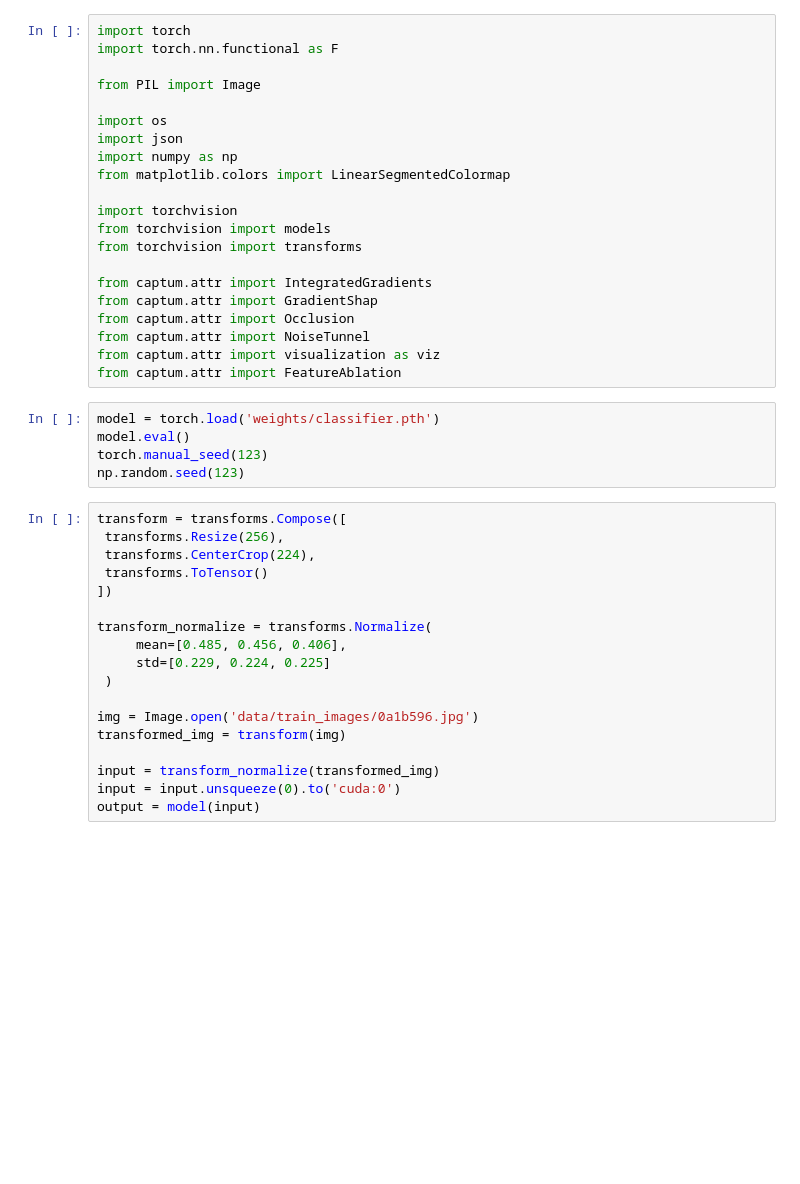
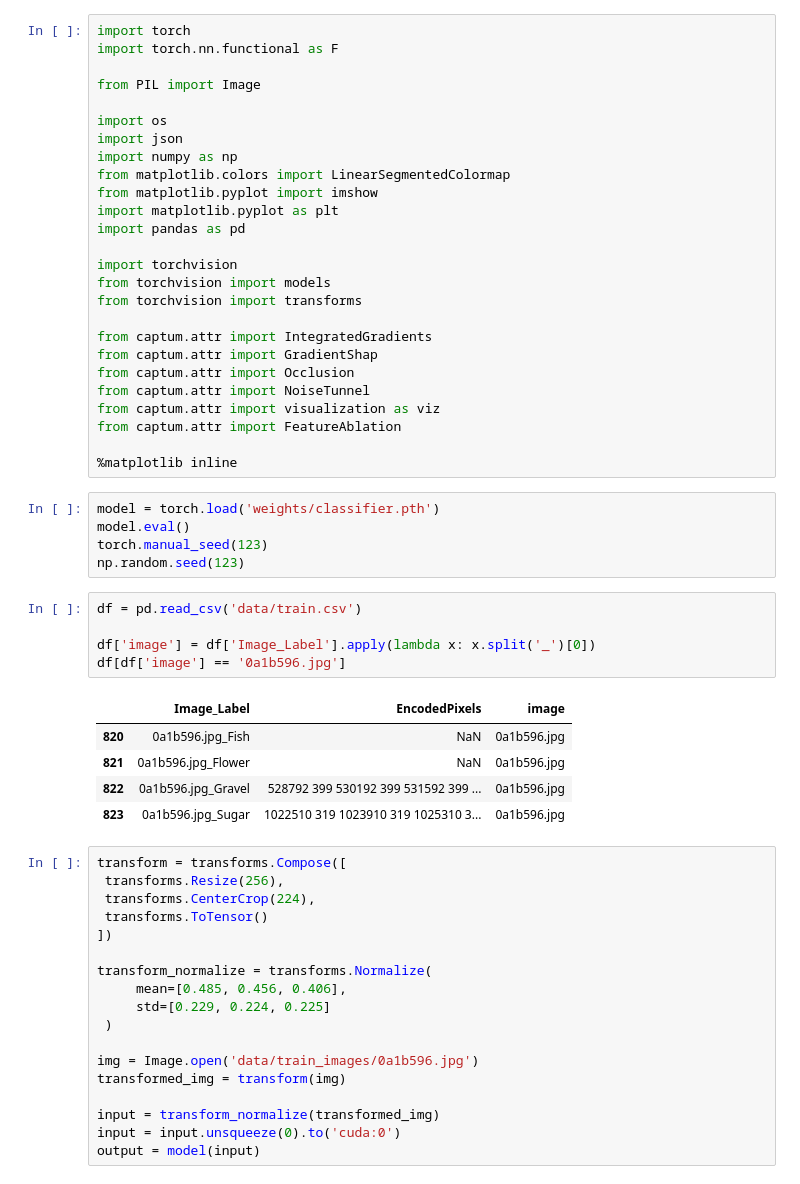
Before and after one commit to o-hx/CV-Proj, a Jupyter notebook: ModelVisualisation.ipynb, the cells around one changed output. Drawn from its saved outputs; the diff is of its cells as text; blank space fills up the shorter version.

```diff
--- a/ModelVisualisation.ipynb
+++ b/ModelVisualisation.ipynb
@@ -8,6 +8,9 @@ import os
 import json
 import numpy as np
 from matplotlib.colors import LinearSegmentedColormap
+from matplotlib.pyplot import imshow
+import matplotlib.pyplot as plt
+import pandas as pd
 
 import torchvision
 from torchvision import models
@@ -19,11 +22,24 @@ from captum.attr import Occlusion
 from captum.attr import NoiseTunnel
 from captum.attr import visualization as viz
 from captum.attr import FeatureAblation
+
+%matplotlib inline
 # %%
 model = torch.load('weights/classifier.pth')
 model.eval()
 torch.manual_seed(123)
 np.random.seed(123)
+# %%
+df = pd.read_csv('data/train.csv')
+
+df['image'] = df['Image_Label'].apply(lambda x: x.split('_')[0])
+df[df['image'] == '0a1b596.jpg']
+# %% [output]
+|  | Image_Label | EncodedPixels | image |
+| 820 | 0a1b596.jpg_Fish | NaN | 0a1b596.jpg |
+| 821 | 0a1b596.jpg_Flower | NaN | 0a1b596.jpg |
+| 822 | 0a1b596.jpg_Gravel | 528792 399 530192 399 531592 399 ... | 0a1b596.jpg |
+| 823 | 0a1b596.jpg_Sugar | 1022510 319 1023910 319 1025310 3... | 0a1b596.jpg |
 # %%
 transform = transforms.Compose([
  transforms.Resize(256),
```
Also changed, not shown: parts of 6 cells of this notebook.
